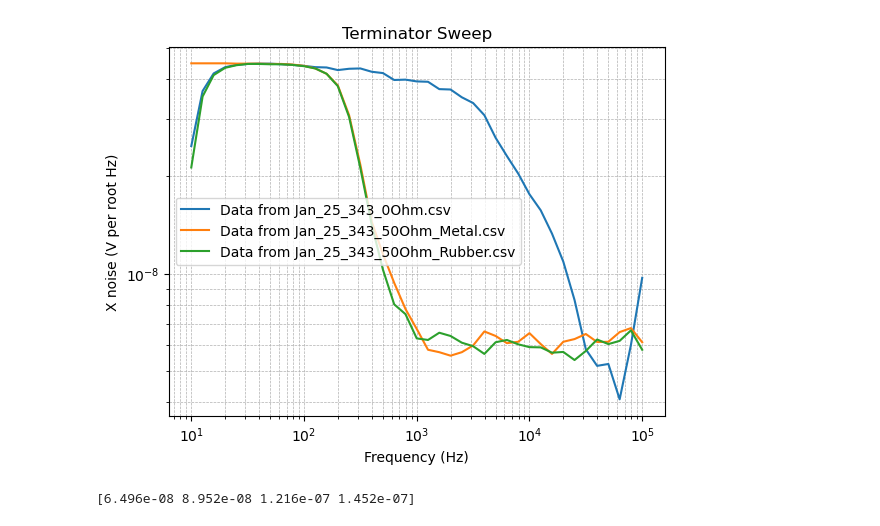
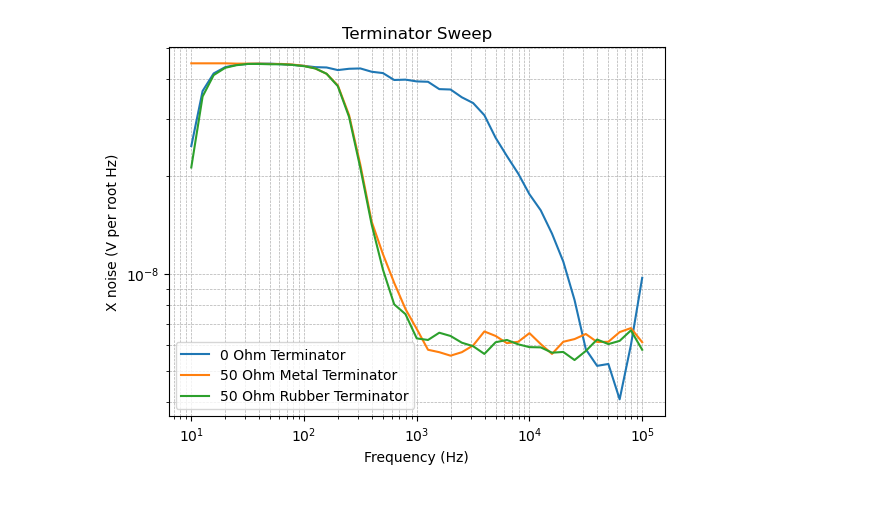
Before and after one commit to JackMacaulay/Advanced-Engineering-Physics-Lab, a Jupyter notebook: Electrical_Noise/Terminator_Sweep/terminator_plotting.ipynb, the cells around one changed output. Drawn from its saved outputs; the diff is of its cells as text; code cells hidden in the pictures.

```diff
--- a/Electrical_Noise/Terminator_Sweep/terminator_plotting.ipynb
+++ b/Electrical_Noise/Terminator_Sweep/terminator_plotting.ipynb
@@ -2,34 +2,36 @@
 import os
 import pandas as pd
 import numpy as np
 import matplotlib.pyplot as plt
 
 # Get a list of all CSV files in the current directory
 csv_files = [file for file in os.listdir('.') if file.endswith(".csv")]
+labels = ['0 Ohm Terminator','50 Ohm Metal Terminator','50 Ohm Rubber Terminator']
+# Loop through each CSV file and plot the data
 
-
-# Loop through each CSV file and plot the data
+i = 0
 for file in csv_files:
     # Directly use the file name
     df = pd.read_csv(file)
 
     x_values = df['Frequency (Hz) - Plot 0']
     y_values = df['X noise (V per root Hz) - Plot 0']
 
-    plt.loglog(x_values, y_values, label=f'Data from {file}')
+    plt.loglog(x_values, y_values, label=labels[i])
+    i += 1
 
 plt.xlabel('Frequency (Hz)')
 plt.ylabel('X noise (V per root Hz)')
 plt.title('Terminator Sweep')
 
 plt.legend()
 
 # Set log scale for grid lines
 plt.grid(True, which='both', linestyle='--', linewidth=0.5)
 plt.xscale('log')
 plt.yscale('log')
 
 #plt.xlim(50, 10000)
 plt.show()
 # %% [output]
-[figure, old version]
+[figure, new version]
@@ -39,4 +37,0 @@ avg_values = np.sort(avg_values)
-# %%
-print(avg_values)
-# %% [output]
-[6.496e-08 8.952e-08 1.216e-07 1.452e-07]
```
Also changed, not shown: parts of 8 cells of this notebook, 4 other files.
